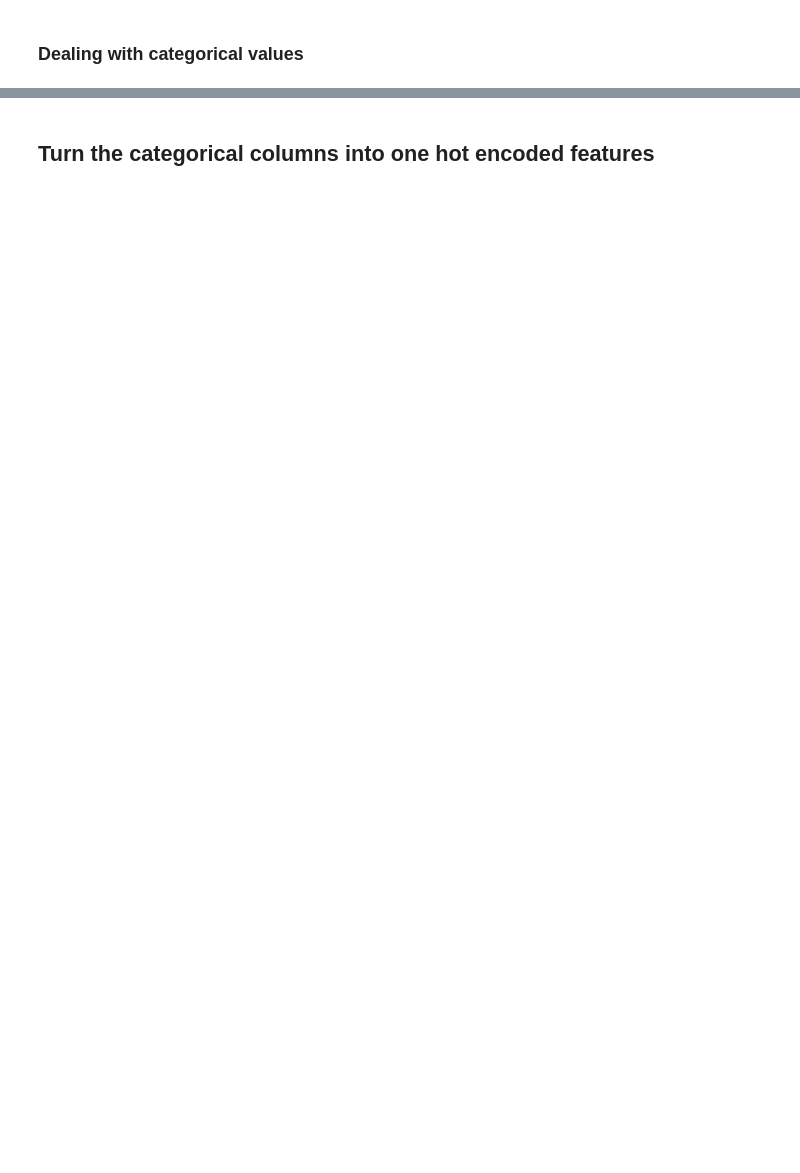
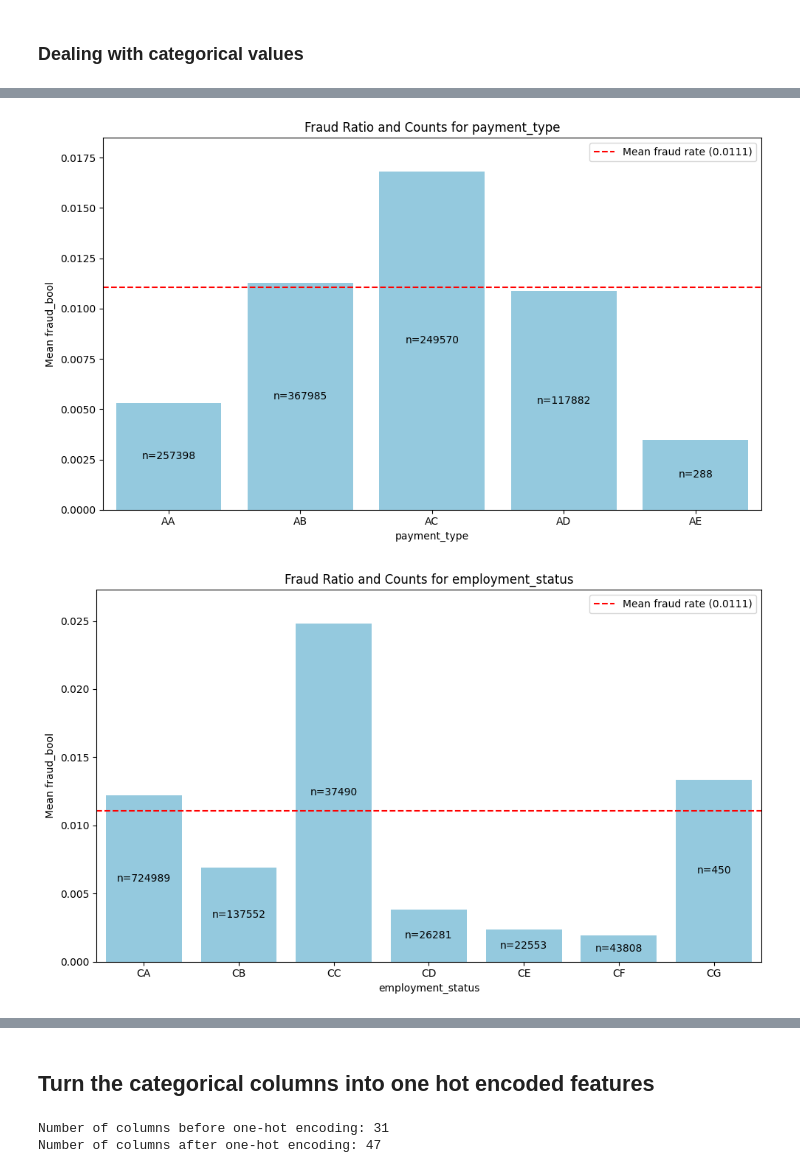
Before and after one commit to pepijn-lens/bankfraud, a Jupyter notebook: data_inspection.ipynb, the cells around one changed output, grey strips where cells are left out. Cells and saved outputs as stored; diff of their text form; code cells hidden in the pictures; blank space fills up the shorter version.

```diff
--- a/data_inspection.ipynb
+++ b/data_inspection.ipynb
@@ -150,0 +136,44 @@ df = df[df["payment_type"] != 130]
+# %%
+import matplotlib.pyplot as plt
+import seaborn as sns
+
+mean_fraud_rate = df['fraud_bool'].mean()
+
+# For all categorical features, plot the mean fraud rate per unique value,
+# annotate with the count per value using a barplot with text annotation
+for col in df.select_dtypes(include='object').columns:
+    plt.figure(figsize=(10, 6))
+
+    # Calculate mean fraud rate and count for each category
+    fraud_rate = df.groupby(col)['fraud_bool'].mean()
+    counts = df[col].value_counts().sort_index()
+
+    # Barplot of fraud rate per category
+    ax = sns.barplot(x=fraud_rate.index, y=fraud_rate.values, color='skyblue')
+
+    # Draw mean fraud rate as a horizontal line
+    plt.axhline(mean_fraud_rate, color='red', linestyle='--', label=f'Mean fraud rate ({mean_fraud_rate:.4f})')
+
+    # Annotate with counts inside the bars (vertically centered, color depends on bar height for visibility)
+    for i, (label, count) in enumerate(counts.items()):
+        bar_height = fraud_rate[label]
+        y = bar_height / 2  # place text at half the bar height
+        color = "black" if bar_height < 0.5 else "white"
+        plt.text(
+            i, y, f"n={count}",
+            horizontalalignment='center',
+            verticalalignment='center',
+            fontsize=10,
+            color=color
+        )
+
+    plt.title(f'Fraud Ratio and Counts for {col}')
+    plt.xlabel(col)
+    plt.ylabel('Mean fraud_bool')
+    plt.ylim(0, 1.1 * max(fraud_rate.max(), mean_fraud_rate))
+    plt.legend()
+    plt.tight_layout()
+    plt.show()
+# %% [output]
+[figure, added]
+[figure, added]
@@ -154,6 +186,12 @@ df = df[df["payment_type"] != 130]
 # For all categorical features, use one-hot encoding
 categorical_types = df.select_dtypes(include=['object']).columns
 
+print(f"Number of columns before one-hot encoding: {len(df.columns)}")
 # Perform one-hot encoding on those columns
 df = pd.get_dummies(df, columns=categorical_types, drop_first=True)
+
+print(f"Number of columns after one-hot encoding: {len(df.columns)}")
+# %% [output]
+Number of columns before one-hot encoding: 31
+Number of columns after one-hot encoding: 47
 # %%
```
Also changed, not shown: parts of 17 cells of this notebook, 3 other files.
